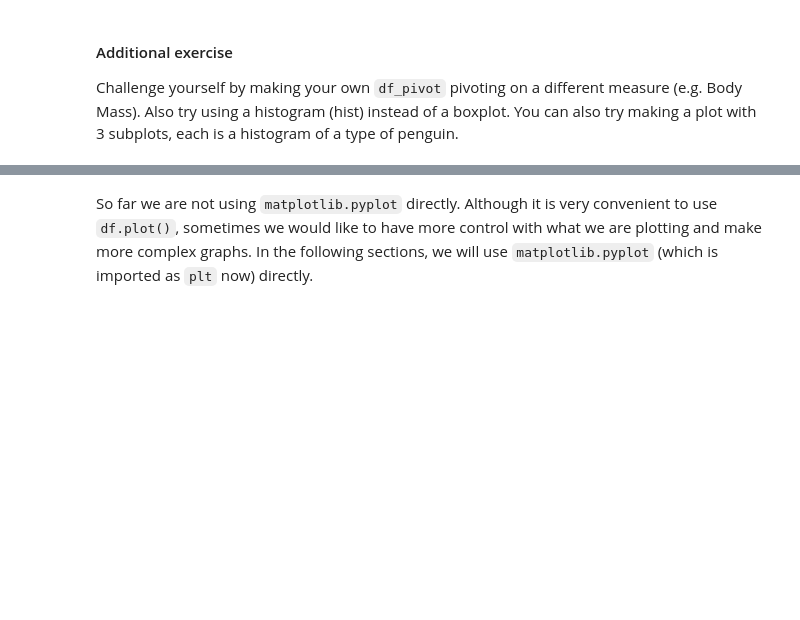
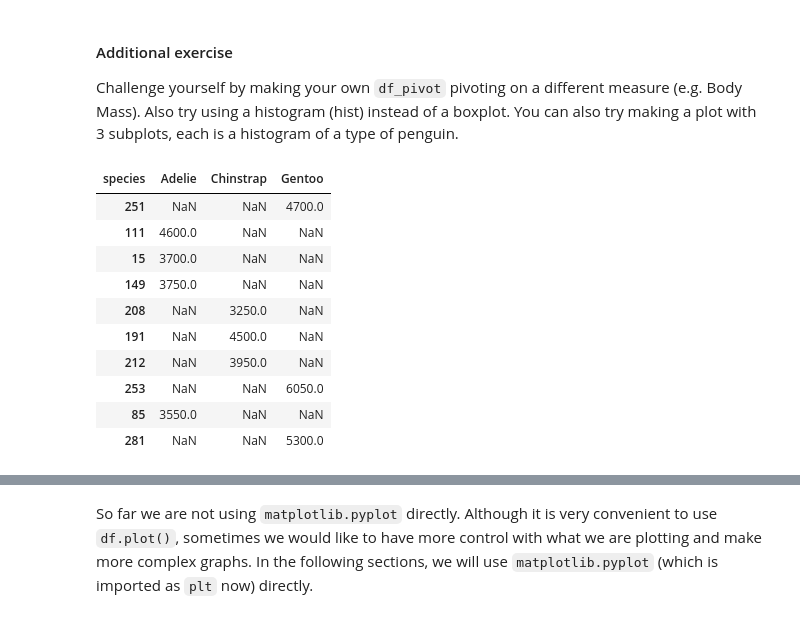
Before and after one commit to biljana-zobenica/beginners-data-workshop, a Jupyter notebook: notebooks/3.1 Visualization with Matplotlib.ipynb, the cells around one changed output, grey strips where cells are left out. Cells and saved outputs as stored; diff of their text form; code cells hidden in the pictures; blank space fills up the shorter version.

```diff
--- a/notebooks/3.1 Visualization with Matplotlib.ipynb
+++ b/notebooks/3.1 Visualization with Matplotlib.ipynb
@@ -134,0 +137,14 @@ Challenge yourself by making your own `df_pivot` pivoting on a different measure
+# %%
+df_pivot1.sample(10)
+# %% [output]
+| species | Adelie | Chinstrap | Gentoo |
+| 251 | NaN | NaN | 4700.0 |
+| 111 | 4600.0 | NaN | NaN |
+| 15 | 3700.0 | NaN | NaN |
+| 149 | 3750.0 | NaN | NaN |
+| 208 | NaN | 3250.0 | NaN |
+| 191 | NaN | 4500.0 | NaN |
+| 212 | NaN | 3950.0 | NaN |
+| 253 | NaN | NaN | 6050.0 |
+| 85 | 3550.0 | NaN | NaN |
+| 281 | NaN | NaN | 5300.0 |
```
Also changed, not shown: parts of 3 cells of this notebook.
